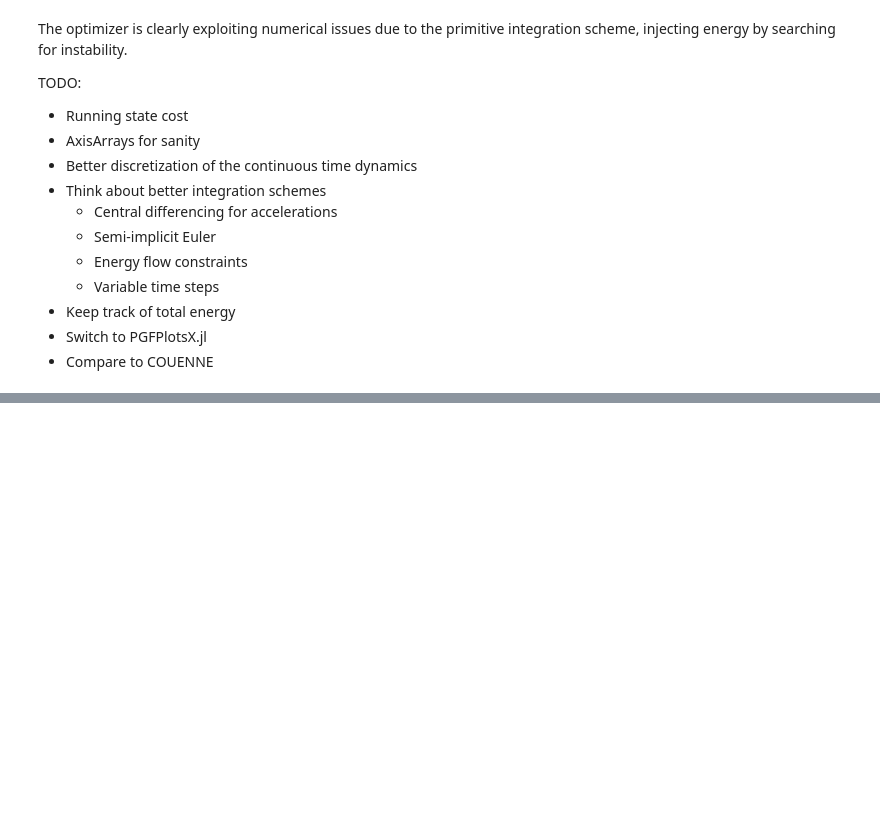
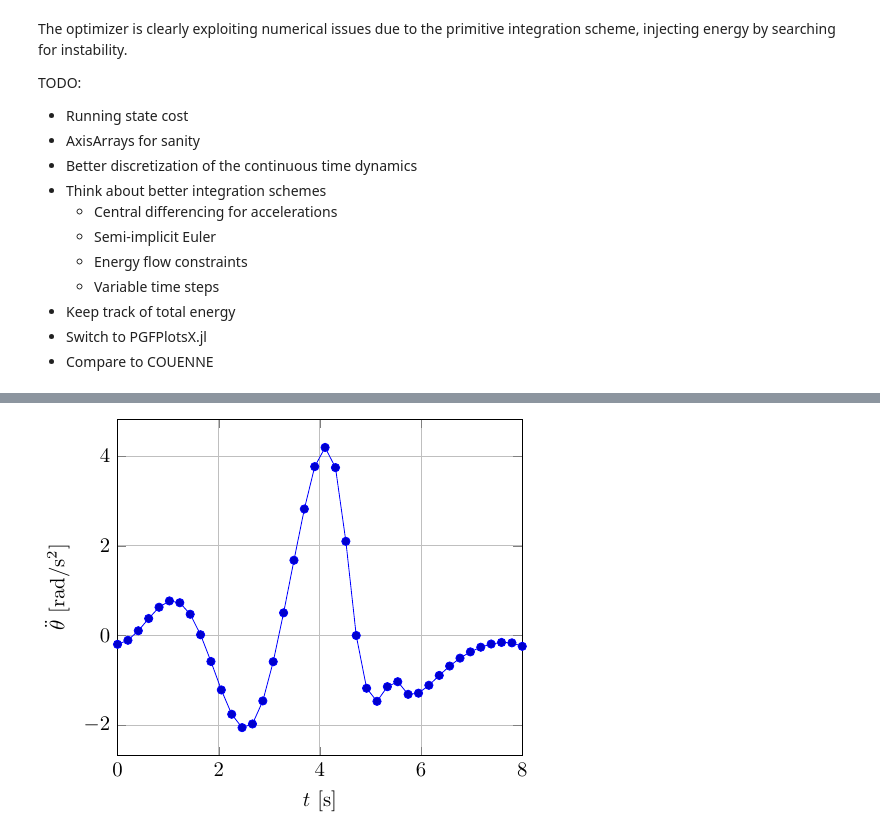
Before and after one commit to tkoolen/MINLPTrajOpt, a Jupyter notebook: notebooks/exploration/Trajectory optimization for torque-limited pendulum using BARON.ipynb, the cells around one changed output, grey strips where cells are left out. Saved outputs shown, nothing was run; the diff lists cells and outputs as text; code cells hidden in the pictures; blank space fills up the shorter version.

```diff
--- a/notebooks/exploration/Trajectory optimization for torque-limited pendulum using BARON.ipynb
+++ b/notebooks/exploration/Trajectory optimization for torque-limited pendulum using BARON.ipynb
@@ -82,0 +88,6 @@ plot(getvalue.(problem.θdd), ylabel="θdd", legend=nothing)
+# %%
+p = timeplot(t, θdd; ylabel=L"$\ddot{\theta}$ [rad/$\textrm{s}^2$]")
+push!(gp, p)
+p
+# %% [output]
+[figure, added]
```
Also changed, not shown: parts of 11 cells of this notebook, 4 other files.
